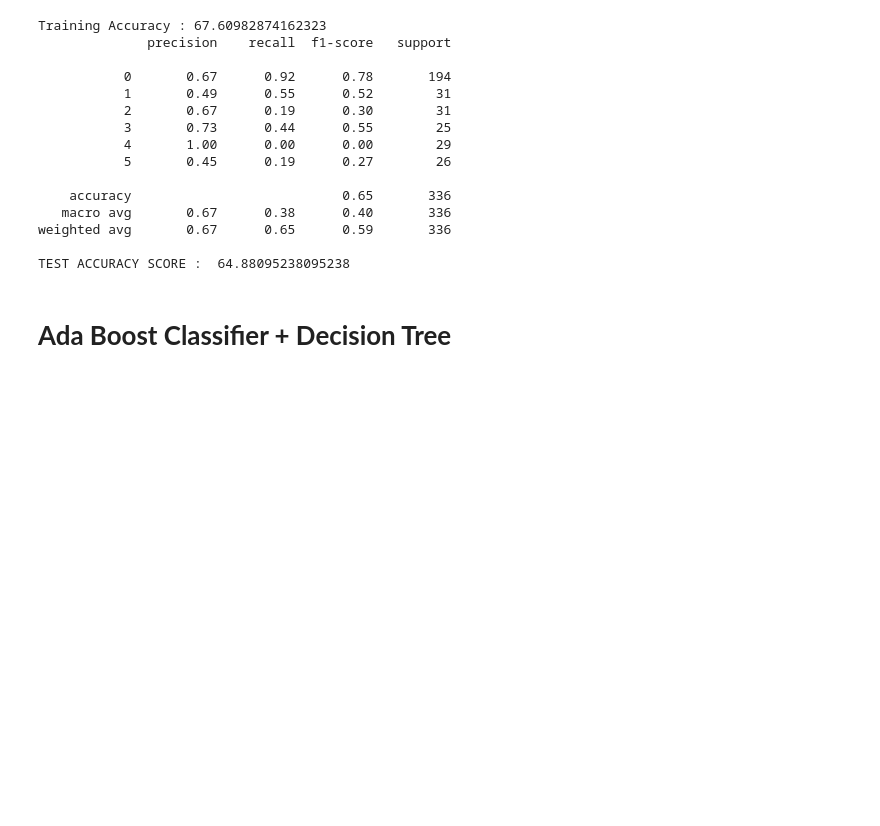
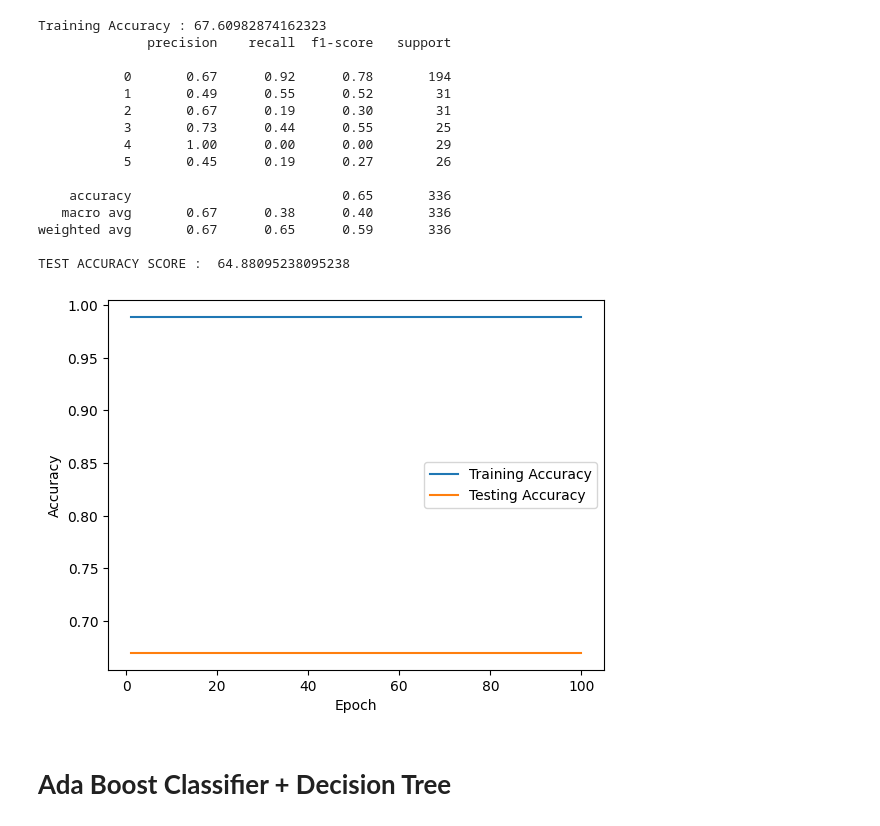
Before and after one commit to AshvinVignesh/Sentiment-Analysis, a Jupyter notebook: model/SA_SINHALA_3_CONTD(2).ipynb, the cells around one changed output. Drawn from its saved outputs; the diff is of its cells as text; code cells hidden in the pictures; blank space fills up the shorter version.

```diff
--- a/model/SA_SINHALA_3_CONTD(2).ipynb
+++ b/model/SA_SINHALA_3_CONTD(2).ipynb
@@ -456,6 +460,31 @@ Training Accuracy : 67.60982874162323
 weighted avg       0.67      0.65      0.59       336
 
 TEST ACCURACY SCORE :  64.88095238095238
+# %%
+train_accs = []
+test_accs = []
+
+# Train the model on the training data
+for epoch in range(100):
+    dt3.fit(X_train, y_train)
+
+    # Evaluate the model on the training data
+    train_acc = rf_hy.score(X_train, y_train)
+    train_accs.append(train_acc)
+
+    # Evaluate the model on the test data
+    test_acc = rf_hy.score(X_test, y_test)
+    test_accs.append(test_acc)
+
+# Plot the training and testing accuracy
+plt.plot(range(1, 101), train_accs, label="Training Accuracy")
+plt.plot(range(1, 101), test_accs, label="Testing Accuracy")
+plt.xlabel("Epoch")
+plt.ylabel("Accuracy")
+plt.legend()
+plt.show()
+# %% [output]
+[figure, added]
 # %% [markdown]
 # **Ada Boost Classifier + Decision Tree**
 # %%
```
Also changed, not shown: parts of 19 cells of this notebook.
